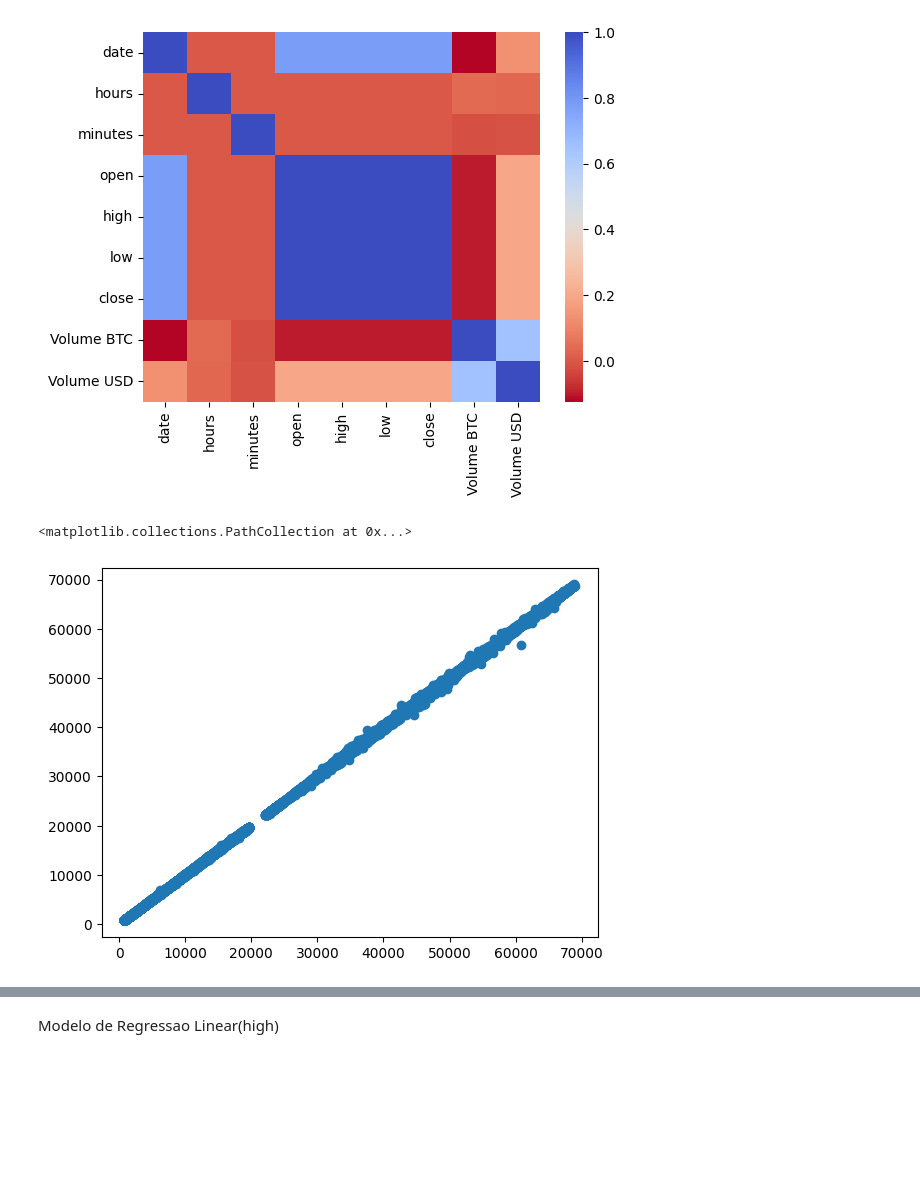
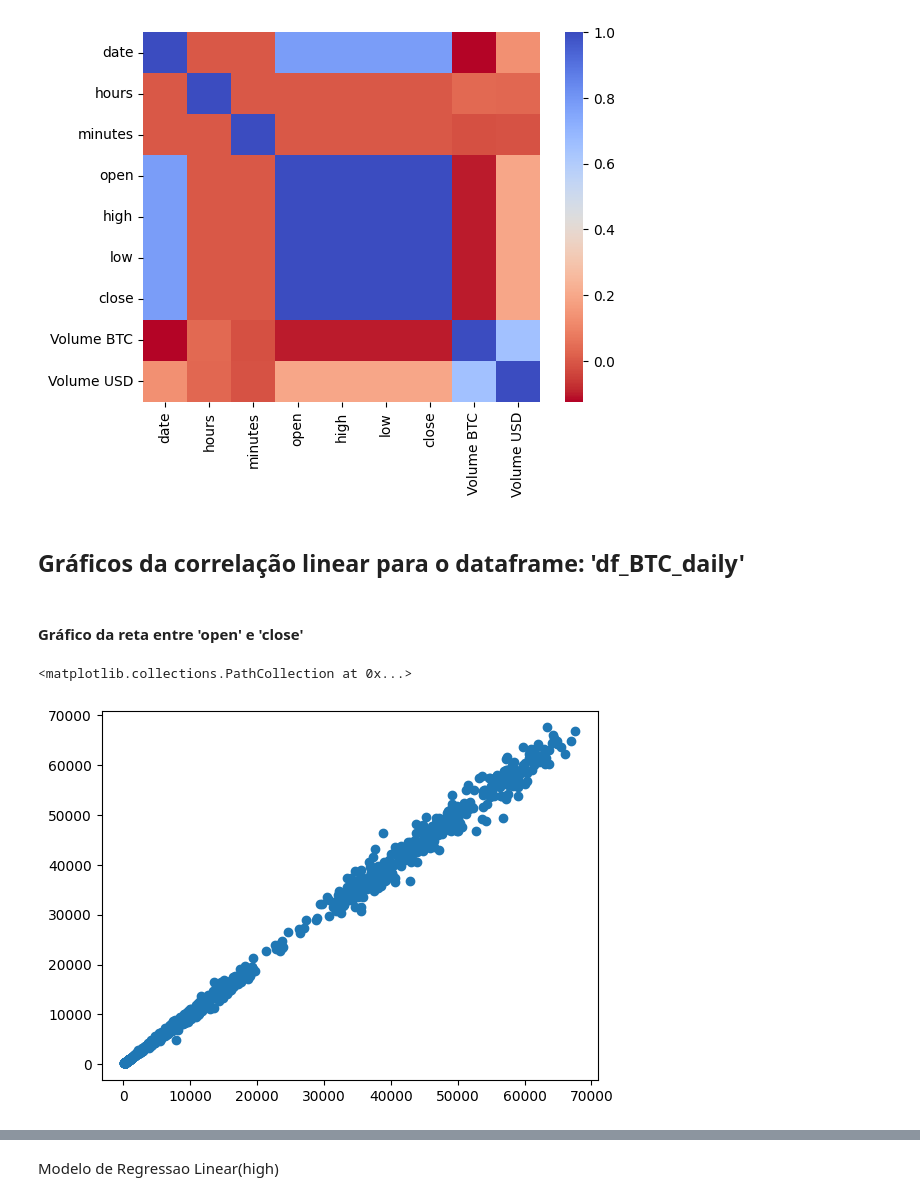
Before and after one commit to Lukas-Christopher13/Projeto-Topicos-em-BD, a Jupyter notebook: Bitcoin_historical_data.ipynb, the cells around one changed output, grey strips where cells are left out. Cells and saved outputs as stored; diff of their text form; code cells hidden in the pictures; blank space fills up the shorter version.

```diff
--- a/Bitcoin_historical_data.ipynb
+++ b/Bitcoin_historical_data.ipynb
@@ -158,9 +162,13 @@ sns.heatmap(BTC_df_date[atributos[:]].corr(), cmap='coolwarm_r')
 ['date', 'hours', 'minutes', 'open', 'high', 'low', 'close', 'Volume BTC', 'Volume USD']
 <Axes: >
 [figure]
+# %% [markdown]
+<h2>Gráficos da correlação linear para o dataframe: 'df_BTC_daily'</h2>
+# %% [markdown]
+<h4>Gráfico da reta entre 'open' e 'close'</h4>
 # %%
 
-plt.scatter(BTC_df_date["open"].values, BTC_df_date["close"].values)
+plt.scatter(df_BTC_daily["open"].values, df_BTC_daily["close"].values)
 # %% [output]
 <matplotlib.collections.PathCollection at 0x...>
-[figure, old version]
+[figure, new version]
```
Also changed, not shown: parts of 30 cells of this notebook.
